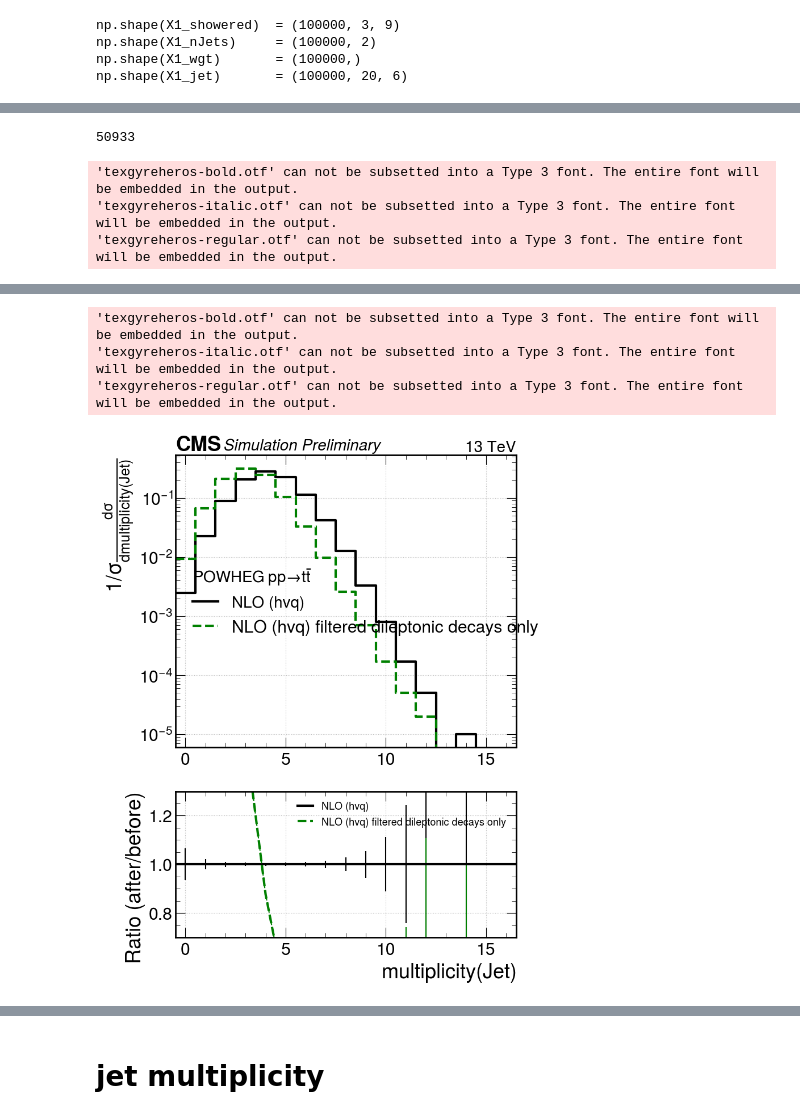
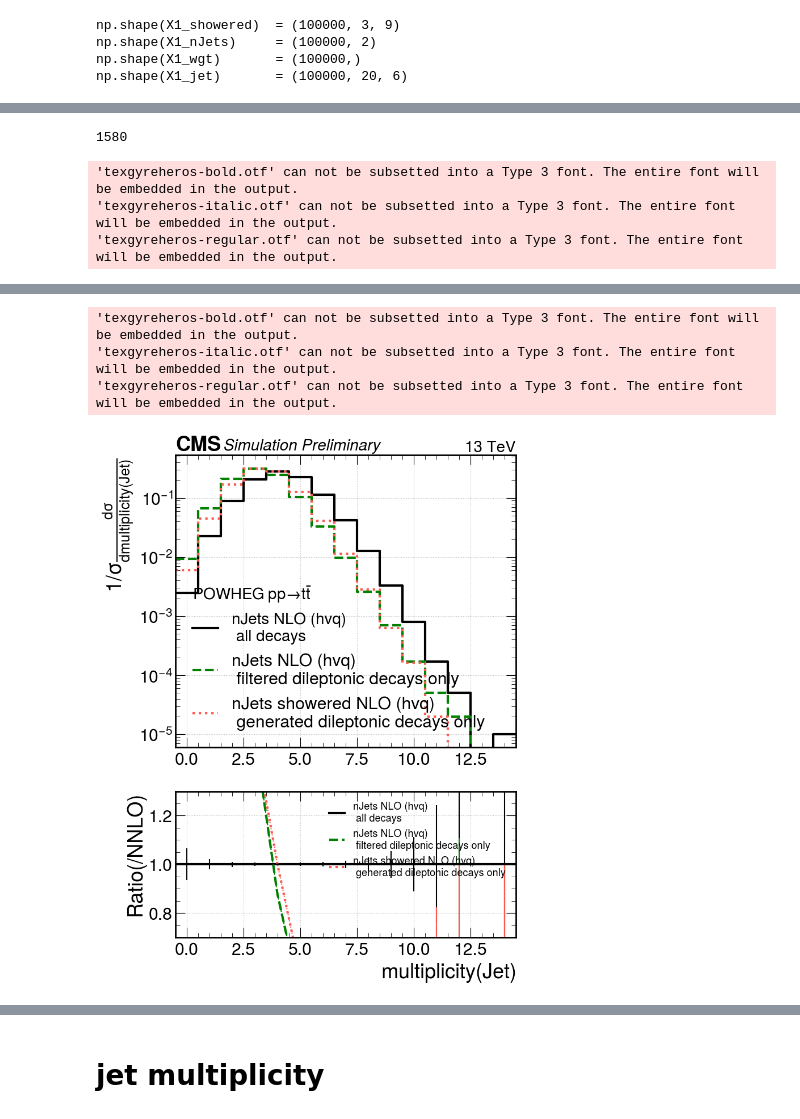
Before and after one commit to finnpuschmann/DCTR_FP, a Jupyter notebook: 20240603_shower_jets/DCTR_jets_notebook.ipynb, the cells around one changed output, grey strips where cells are left out. Drawn from its saved outputs; the diff is of its cells as text; code cells hidden in the pictures.

Commit message:
added dileptonic (not filtered but generated) events to jet multiplicity notebook

```diff
--- a/20240603_shower_jets/DCTR_jets_notebook.ipynb
+++ b/20240603_shower_jets/DCTR_jets_notebook.ipynb
@@ -83,3 +84,27 @@ np.shape(X0_filtered_nrm)       = (100000, 3, 9)
 np.shape(X0_filtered_nJets)     = (100000, 2)
 np.shape(X0_filtered_wgt)       = (100000,)
 np.shape(X0_filtered_jet)       = (100000, 20, 6)
+# %%
+# and n-jettiness datasets created with python scripts on NAF
+X0_dileptonic_showered = np.load(f'{data_dir}/POWHEG_hvq/dileptonic/converted_lhe_hvq_dileptonic.npy')[:num_events]
+
+# nrm data and save to disk (only needed to run once)
+'''
+nrm_array_dir = '/home/finn/gdrive/_STUDIUM_/DCTR_Paper/git/DCTR_FP/Data/POWHEG_hvq/showered/'
+nrm_array = np.load(f'{nrm_array_dir}/norm_array_lhe_01.npy')
+X0_dileptonic_nrm, _ = DCTR.normalize_data(X0_showered.copy(), nrm_array)
+np.save(f'{data_dir}/POWHEG_hvq/dileptonic/normed_lhe_hvq_dileptonic.npy', X0_nrm)
+'''
+X0_dileptonic_nrm = np.array(np.load(f'{data_dir}/POWHEG_hvq/dileptonic/normed_lhe_hvq_dileptonic.npy')[:num_events])
+
+X0_dileptonic_nJets = np.array(np.load(f'{data_dir}/POWHEG_hvq/dileptonic/jet_multiplicity_hvq_dileptonic.npy')[:num_events])
+X0_dileptonic_wgt = X0_dileptonic_nJets[:,1]
+
+X0_dileptonic_jet = np.array(np.load(f'{data_dir}/POWHEG_hvq/dileptonic/jet_4vectors_hvq_dileptonic.npy'))
+
+
+print(f'{np.shape(X0_dileptonic_showered)  = }')
+print(f'{np.shape(X0_dileptonic_nrm)       = }')
+print(f'{np.shape(X0_dileptonic_nJets)     = }')
+print(f'{np.shape(X0_dileptonic_wgt)       = }')
+print(f'{np.shape(X0_dileptonic_jet)       = }')
@@ -145,32 +182,36 @@ X0_nrm = np.delete(X0_nrm, 4, -1) # eta
 X0_filtered_nrm = np.delete(X0_filtered_nrm, 5, -1) # E
 X0_filtered_nrm = np.delete(X0_filtered_nrm, 4, -1) # eta
 
+X0_dileptonic_nrm = np.delete(X0_dileptonic_nrm, 5, -1) # E
+X0_dileptonic_nrm = np.delete(X0_dileptonic_nrm, 4, -1) # eta
+
 # garbage collection after deleting to clear memory asap
 print(gc.collect())
 # %% [output]
-50933
+1580
 # %%
 # compare filtered and unfiltered hvq
 
-args = [(X0_showered, X0_wgt, 'NLO (hvq) full decay'),
-        (X0_filtered_showered, X0_filtered_wgt, 'NLO (hvq) filtered dileptonic decays only')]
+args = [(X0_showered, X0_wgt, 'showered NLO (hvq) \n all decays'),
+        (X0_filtered_showered, X0_filtered_wgt, 'showered NLO (hvq) \n filtered dileptonic decays only'),
+        (X0_dileptonic_showered, X0_dileptonic_wgt, 'showered NLO (hvq) \n generated dileptonic decays only')]
+
+log_bins = np.logspace(np.log10(1), np.log10(1000), 25)
 
 
-log_bins = np.logspace(np.log10(1), np.log10(1000), 50)
-
-
-DCTR.plot_ratio_cms_2(args, bins = log_bins, y_scale = 'log', ratio_ylim=[0.8, 1.2]) #, part_label='Jet', arg_label='multiplicity', unit='', inv_unit='')
+DCTR.plot_ratio_cms(args, bins = log_bins, y_scale = 'log', ratio_ylim=[0.8, 1.2]) #, part_label='Jet', arg_label='multiplicity', unit='', inv_unit='')
 
 
 
 
-args_multiplicity = [(X0_nJets[:,0], X0_wgt, 'NLO (hvq)'),
-                     (X0_filtered_nJets[:,0], X0_filtered_wgt, 'NLO (hvq) filtered dileptonic decays only')]
+args_multiplicity = [(X0_nJets[:,0], X0_wgt, 'nJets NLO (hvq) \n all decays'),
+                     (X0_filtered_nJets[:,0], X0_filtered_wgt, 'nJets NLO (hvq) \n filtered dileptonic decays only'),
+                     (X0_dileptonic_nJets[:,0], X0_dileptonic_wgt, 'nJets showered NLO (hvq) \n generated dileptonic decays only')]
 
-bins = np.linspace(-0.5, 16.5, 18)
+bins = np.linspace(-0.5, 14.5, 16)
 
 
-DCTR.plot_ratio_cms_2(args_multiplicity, bins = bins, y_scale = 'log', ratio_ylim=[0.7, 1.3], part_label='Jet', arg_label='multiplicity', unit='', inv_unit='')
+DCTR.plot_ratio_cms(args_multiplicity, bins = bins, y_scale = 'log', ratio_ylim=[0.7, 1.3], part_label='Jet', arg_label='multiplicity', unit='', inv_unit='')
 # %% [output]
 'texgyreheros-bold.otf' can not be subsetted into a Type 3 font. The entire font will be embedded in the output.
 'texgyreheros-italic.otf' can not be subsetted into a Type 3 font. The entire font will be embedded in the output.
@@ -179,5 +220,5 @@ DCTR.plot_ratio_cms_2(args_multiplicity, bins = bins, y_scale = 'log', ratio_yli
 'texgyreheros-bold.otf' can not be subsetted into a Type 3 font. The entire font will be embedded in the output.
 'texgyreheros-italic.otf' can not be subsetted into a Type 3 font. The entire font will be embedded in the output.
 'texgyreheros-regular.otf' can not be subsetted into a Type 3 font. The entire font will be embedded in the output.
-[figure, old version]
+[figure, new version]
 # %%
```
Also changed, not shown: parts of 11 cells of this notebook, 2 other files.
